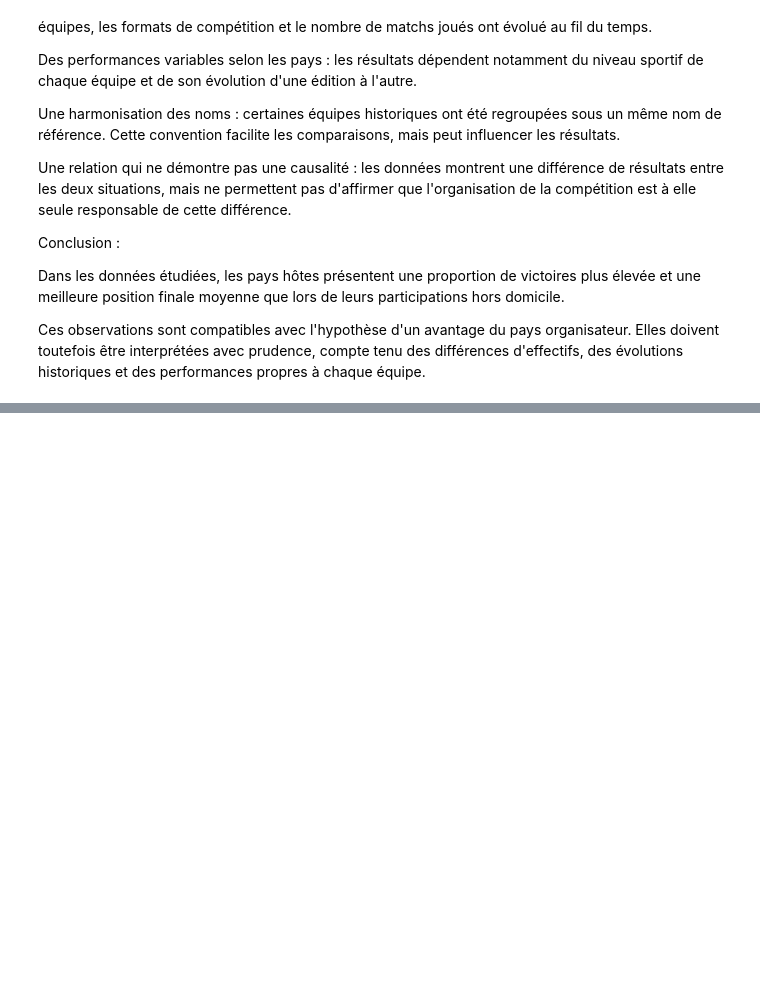
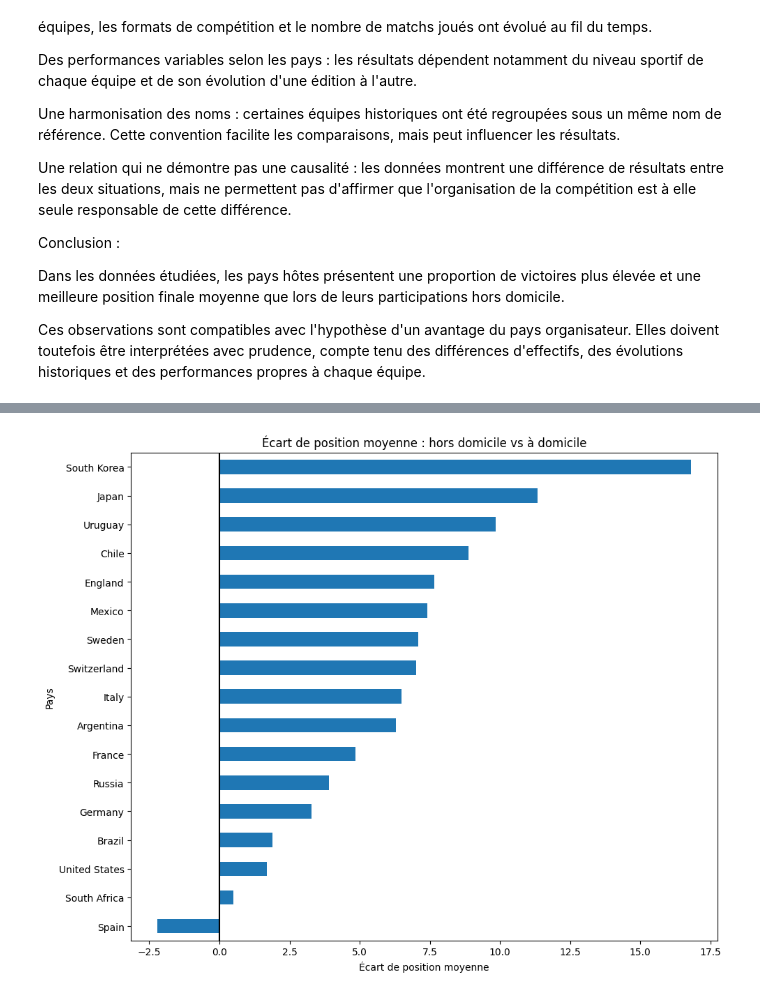
Before and after one commit to Chrilap95/Projet-fil-rouge, a Jupyter notebook: notebooks/03_analyse_fifa.ipynb, the cells around one changed output, grey strips where cells are left out. Drawn from its saved outputs; the diff is of its cells as text; code cells hidden in the pictures; blank space fills up the shorter version.

Commit message:
Ajout des analyses et visualisations Pandas

```diff
--- a/notebooks/03_analyse_fifa.ipynb
+++ b/notebooks/03_analyse_fifa.ipynb
@@ -342,0 +345,4 @@ Ces observations sont compatibles avec l'hypothèse d'un avantage du pays organi
+# %%
+df_comparaison_pays = df_pays_hotes[
+    df_pays_hotes["Team_Harmonized"] != "Qatar"
+]
@@ -342,0 +377,6 @@ Ces observations sont compatibles avec l'hypothèse d'un avantage du pays organi
+# %%
+comparaison_positions = df_comparaison_pays.groupby(
+    ["Team_Harmonized", "Host"]
+)["Position"].mean().unstack()
+
+comparaison_positions
@@ -342,0 +410,8 @@ Ces observations sont compatibles avec l'hypothèse d'un avantage du pays organi
+# %%
+comparaison_positions["Ecart_position"] = (
+    comparaison_positions[False] - comparaison_positions[True]
+)
+
+comparaison_positions.sort_values(
+    "Ecart_position", ascending=False
+)
@@ -342,0 +444,15 @@ Ces observations sont compatibles avec l'hypothèse d'un avantage du pays organi
+# %%
+import matplotlib.pyplot as plt
+
+comparaison_positions["Ecart_position"].sort_values().plot.barh(
+    figsize=(10, 8),
+    title="Écart de position moyenne : hors domicile vs à domicile"
+)
+
+plt.xlabel("Écart de position moyenne")
+plt.ylabel("Pays")
+plt.axvline(x=0, color="black")
+plt.tight_layout()
+plt.show()
+# %% [output]
+[figure, added]
```
Also changed, not shown: parts of 32 cells of this notebook.
